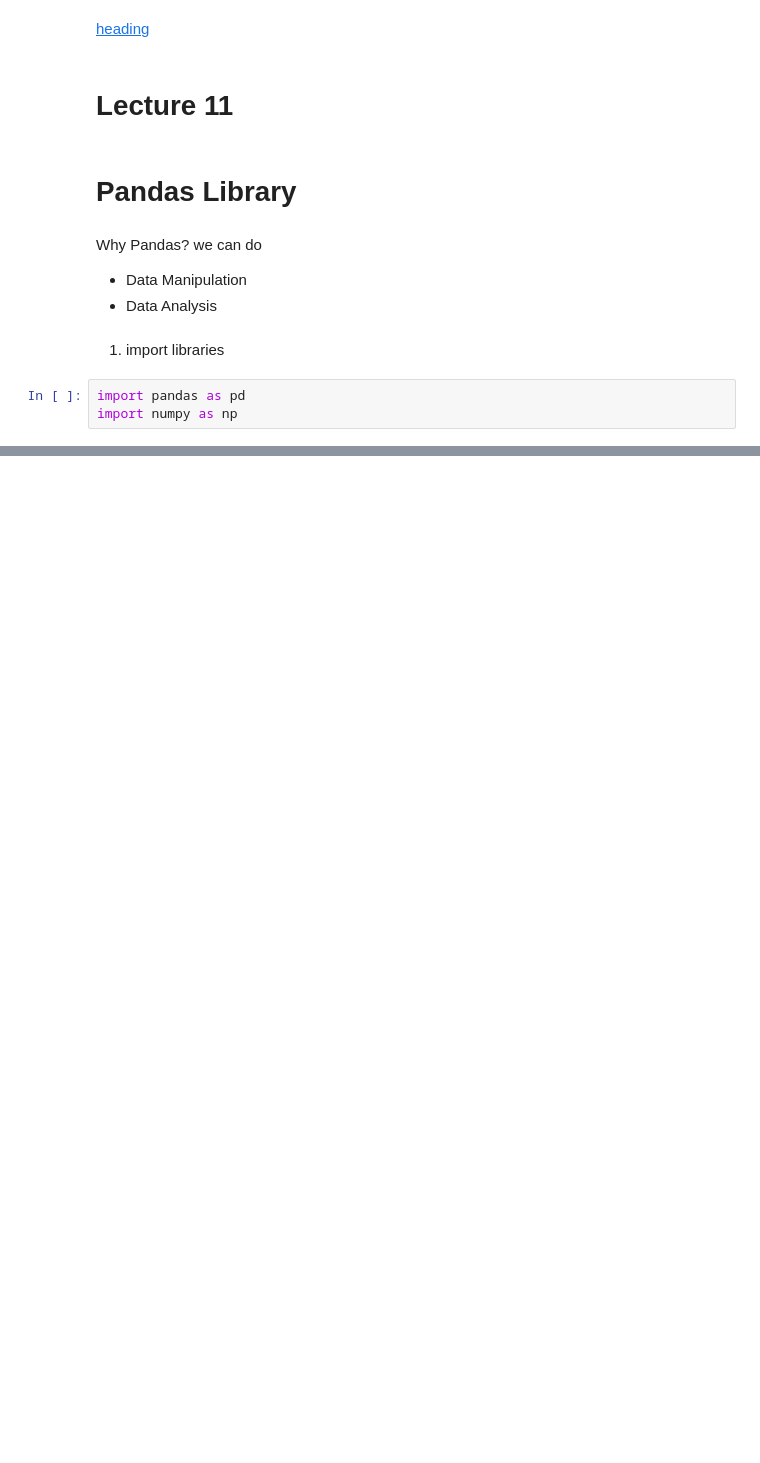
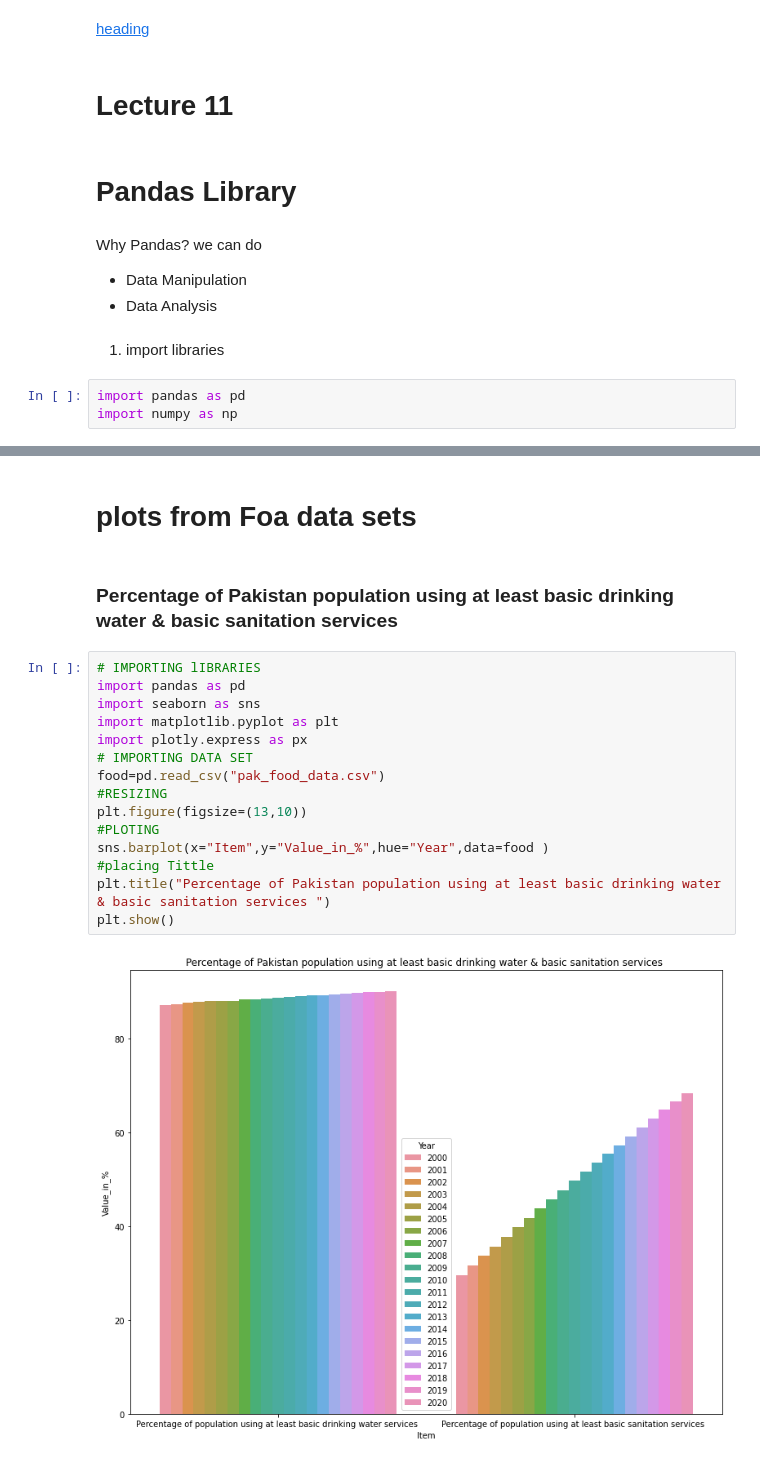
Before and after one commit to rehmanch5806/Notebook, a Jupyter notebook: PYTHON WITH BABA AAMMAR.ipynb, the cells around one changed output, grey strips where cells are left out. Drawn from its saved outputs; the diff is of its cells as text; blank space fills up the shorter version.

```diff
--- a/PYTHON WITH BABA AAMMAR.ipynb
+++ b/PYTHON WITH BABA AAMMAR.ipynb
@@ -1039,0 +1231,21 @@ import numpy as np
+# %% [markdown]
+# plots from Foa data sets
+# %% [markdown]
+### Percentage of Pakistan population using at least basic drinking water & basic sanitation services
+# %%
+# IMPORTING lIBRARIES
+import pandas as pd
+import seaborn as sns
+import matplotlib.pyplot as plt
+import plotly.express as px
+# IMPORTING DATA SET
+food=pd.read_csv("pak_food_data.csv")
+#RESIZING
+plt.figure(figsize=(13,10))
+#PLOTING
+sns.barplot(x="Item",y="Value_in_%",hue="Year",data=food )
+#placing Tittle
+plt.title("Percentage of Pakistan population using at least basic drinking water & basic sanitation services ")
+plt.show()
+# %% [output]
+[figure, added]
```
Also changed, not shown: parts of 45 cells of this notebook.
